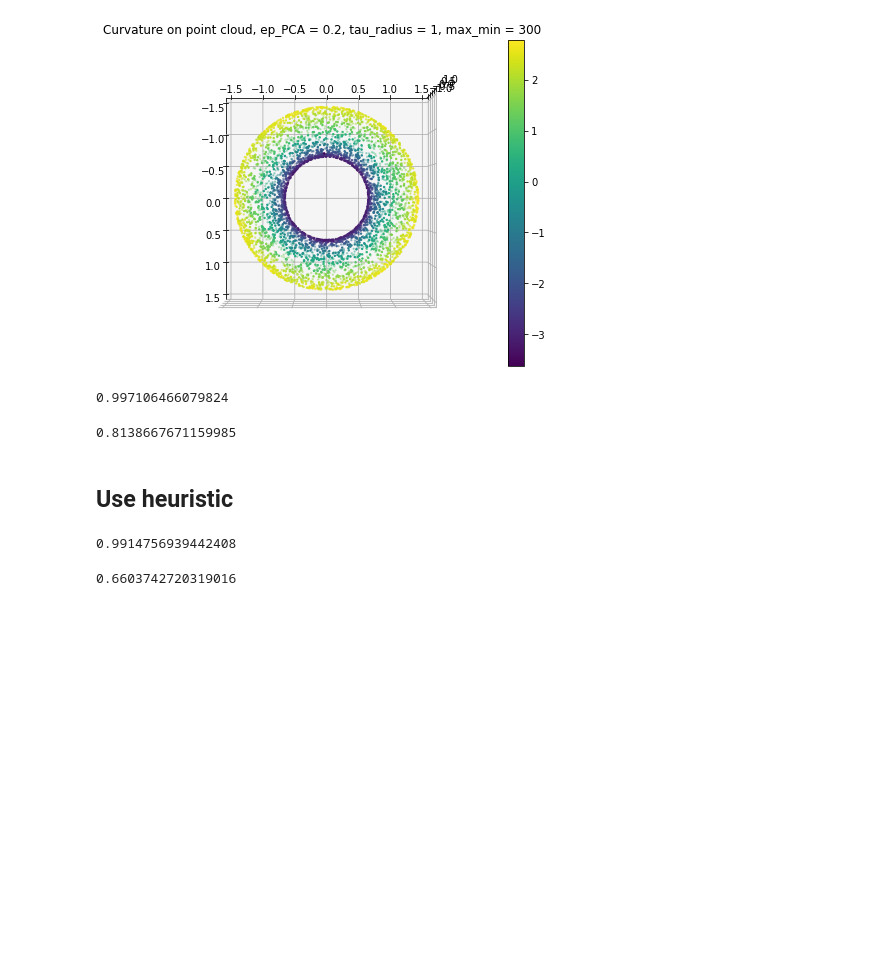
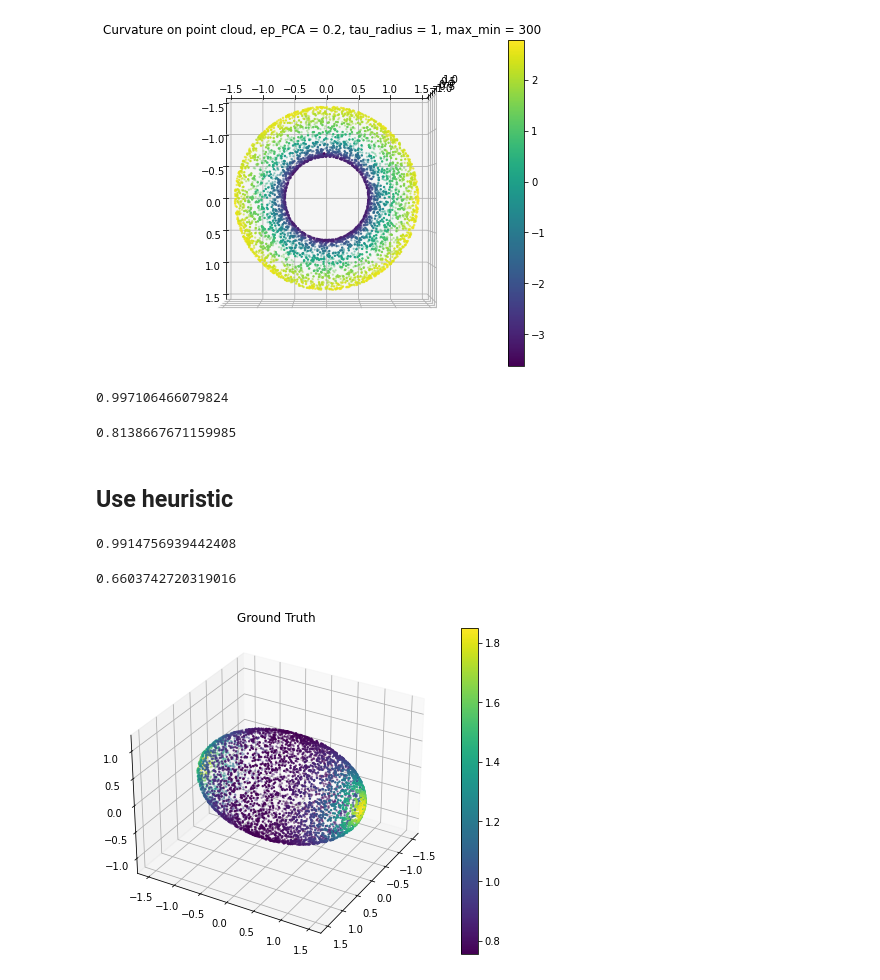
Before and after one commit to ZhangKaly/Principal-Curvature, a Jupyter notebook: notebooks/mlsp-curvatures_2d.ipynb, the cells around one changed output. Saved outputs shown, nothing was run; the diff lists cells and outputs as text; code cells hidden in the pictures; blank space fills up the shorter version.

```diff
--- a/notebooks/mlsp-curvatures_2d.ipynb
+++ b/notebooks/mlsp-curvatures_2d.ipynb
@@ -195,3 +195,38 @@ rmse = np.sqrt(mean_squared_error(torus_K[:100], z[:100]))
 rmse
 # %% [output]
 0.6603742720319016
+# %%
+def generate_ellipsoid_cloud(a, b, c, num_points = 5000):
+    """Generate a random point on an ellipsoid defined by a,b,c"""
+
+    theta = np.random.uniform(0, 2*np.pi, num_points)
+    v = np.random.rand(num_points)
+    phi = np.arccos(2.0 * v - 1.0)
+    sinTheta = np.sin(theta);
+    cosTheta = np.cos(theta);
+    sinPhi = np.sin(phi);
+    cosPhi = np.cos(phi);
+    rx = a * sinPhi * cosTheta;
+    ry = b * sinPhi * sinTheta;
+    rz = c * cosPhi;
+    H = a*b*c * (3*(a**2 + b**2)
+                 + 2*c**2 + (a**2 + b**2 - 2*c**2)* np.cos(2*phi)
+                 - 2*(a**2 -b**2) * np.cos(2*theta)* np.sin(phi)**2) / (8*(a**2 * b**2 * np.cos(phi)**2 +
+                                                                          c**2 * (b**2 * np.cos(theta)**2
+                                                                                 +a**2 * np.sin(theta)**2)
+                                                                          * np.sin(phi)**2) **1.5)
+    return np.column_stack((rx, ry, rz)), H
+# %%
+ellipsoid , ell_H = generate_ellipsoid_cloud(0.9, 1.5, 0.9)
+
+# Visualize the point cloud
+fig = plt.figure(figsize=(8, 6))
+ax = fig.add_subplot(111, projection='3d')
+scatter = ax.scatter(ellipsoid[:, 0], ellipsoid[:, 1], ellipsoid[:, 2], s=2, c = ell_H)
+ax.set_title("Ground Truth")
+ax.view_init(30, 30)
+plt.colorbar(scatter)
+ax.set_aspect('equal')
+plt.show()
+# %% [output]
+[figure, added]
```
Also changed, not shown: parts of 3 cells of this notebook.
